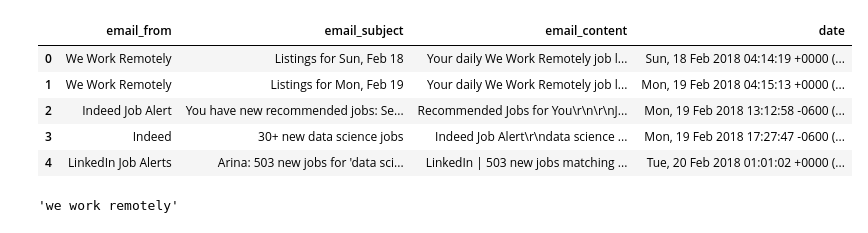
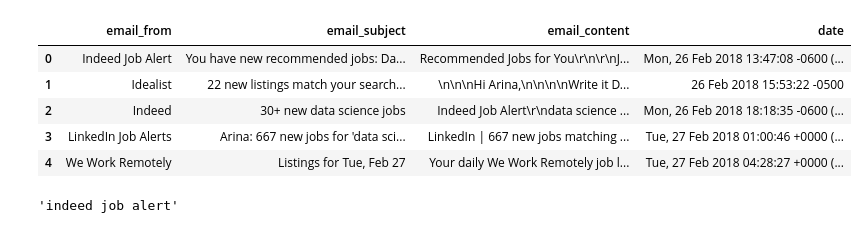
Before and after one commit to 33eyes/project_fletcher, a Jupyter notebook: 00_data_collection.ipynb, the cells around one changed output. Cells and saved outputs as stored; diff of their text form; code cells hidden in the pictures.

```diff
--- a/00_data_collection.ipynb
+++ b/00_data_collection.ipynb
@@ -30,21 +30,21 @@ pd.set_option('display.max_rows', 50)
 pd.set_option('display.precision', 3)
 # %%
 # Read in raw email data
-filepath = '..\data_local\jobhunt_zapier_3.csv'
+filepath = '..\data_local\jobhunt_zapier_022818.csv'
 df = pd.read_csv(filepath)
 df.head()
 # %% [output]
 |  | email_from | email_subject | email_content | date |
-| 0 | We Work Remotely | Listings for Sun, Feb 18 | Your daily We Work Remotely job l... | Sun, 18 Feb 2018 04:14:19 +0000 (... |
-| 1 | We Work Remotely | Listings for Mon, Feb 19 | Your daily We Work Remotely job l... | Mon, 19 Feb 2018 04:15:13 +0000 (... |
-| 2 | Indeed Job Alert | You have new recommended jobs: Se... | Recommended Jobs for You\r\n\r\nJ... | Mon, 19 Feb 2018 13:12:58 -0600 (... |
-| 3 | Indeed | 30+ new data science jobs | Indeed Job Alert\r\ndata science ... | Mon, 19 Feb 2018 17:27:47 -0600 (... |
-| 4 | LinkedIn Job Alerts | Arina: 503 new jobs for 'data sci... | LinkedIn | 503 new jobs matching ... | Tue, 20 Feb 2018 01:01:02 +0000 (... |
+| 0 | Indeed Job Alert | You have new recommended jobs: Da... | Recommended Jobs for You\r\n\r\nJ... | Mon, 26 Feb 2018 13:47:08 -0600 (... |
+| 1 | Idealist | 22 new listings match your search... | \n\n\nHi Arina,\n\n\n\nWrite it D... | 26 Feb 2018 15:53:22 -0500 |
+| 2 | Indeed | 30+ new data science jobs | Indeed Job Alert\r\ndata science ... | Mon, 26 Feb 2018 18:18:35 -0600 (... |
+| 3 | LinkedIn Job Alerts | Arina: 667 new jobs for 'data sci... | LinkedIn | 667 new jobs matching ... | Tue, 27 Feb 2018 01:00:46 +0000 (... |
+| 4 | We Work Remotely | Listings for Tue, Feb 27 | Your daily We Work Remotely job l... | Tue, 27 Feb 2018 04:28:27 +0000 (... |
 # %%
 # testing
 df.email_from[0].strip().lower()
 # %% [output]
-'we work remotely'
+'indeed job alert'
 # %%
 if df.email_from[0].strip().lower() in ('rodolphe dutel'):
     print('test')
```
Also changed, not shown: parts of 9 cells of this notebook, 2 other files.
